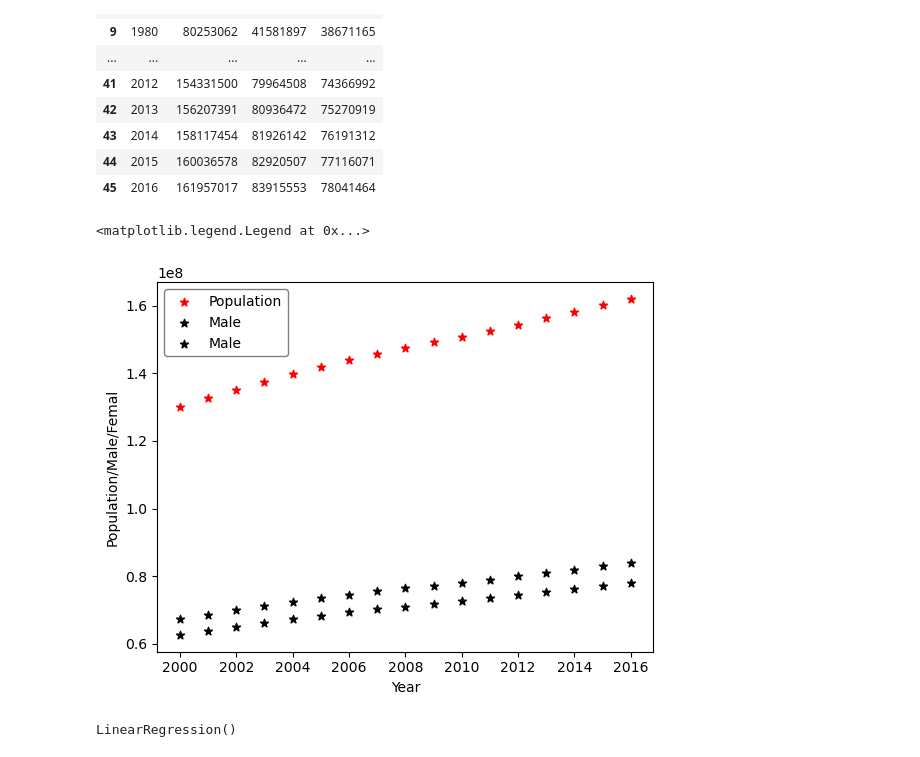
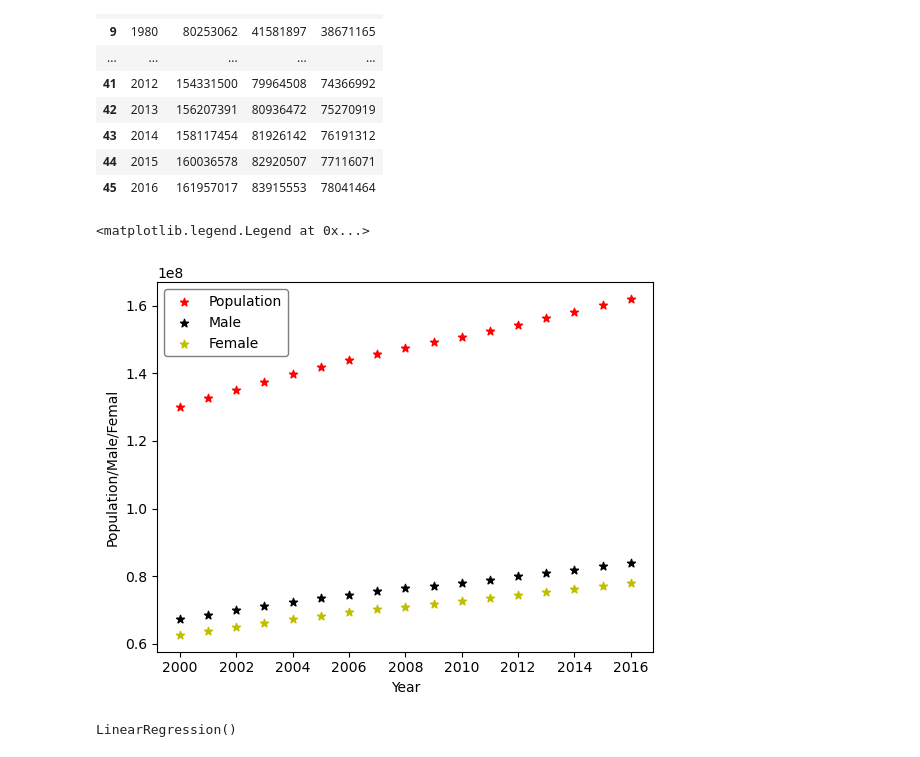
Before and after one commit to ovibaridar/ML, a Jupyter notebook: Algorithm/linear regression algorithm/Population prediction kaggle.ipynb, the cells around one changed output. Saved outputs shown, nothing was run; the diff lists cells and outputs as text; code cells hidden in the pictures.

```diff
--- a/Algorithm/linear regression algorithm/Population prediction kaggle.ipynb
+++ b/Algorithm/linear regression algorithm/Population prediction kaggle.ipynb
@@ -35,18 +35,18 @@ datasets=datasets[datasets['Year']>1999]
 # %%
 plt.scatter(datasets['Year'], datasets['Population'], label="Population", marker='*', color='red')
 
 # Plot Male data on the same plot
 plt.scatter(datasets['Year'], datasets['Male'], label="Male", marker='*', color='black')
 
 # Plot female data on the same plot
-plt.scatter(datasets['Year'], datasets['Female'], label="Male", marker='*', color='black')
+plt.scatter(datasets['Year'], datasets['Female'], label="Female", marker='*', color='y')
 # Set axis labels and legend
 plt.xlabel("Year")
 plt.ylabel("Population/Male/Femal")
 plt.legend(loc="upper left", facecolor="w", edgecolor="k", framealpha=0.5, shadow=False, fancybox=True)
 # %% [output]
 <matplotlib.legend.Legend at 0x...>
-[figure, old version]
+[figure, new version]
 # %%
 x=datasets[['Year']]
 y=datasets['Population']
```
